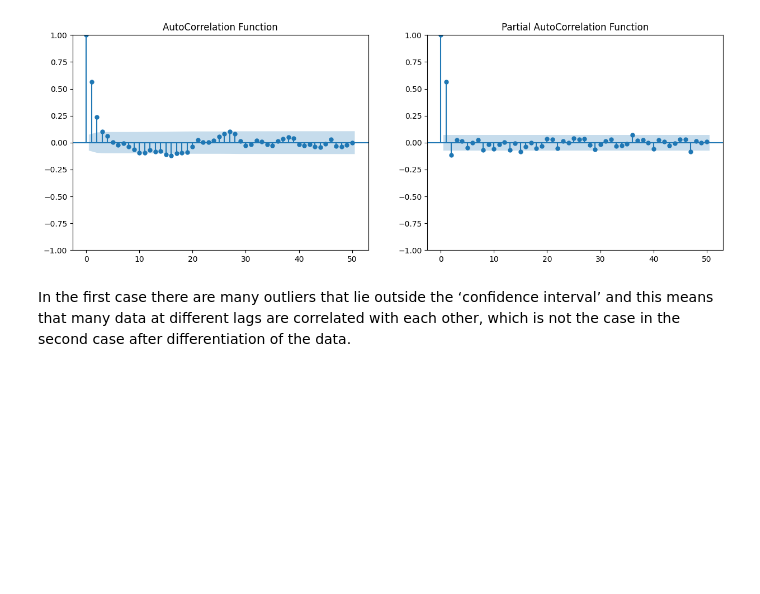
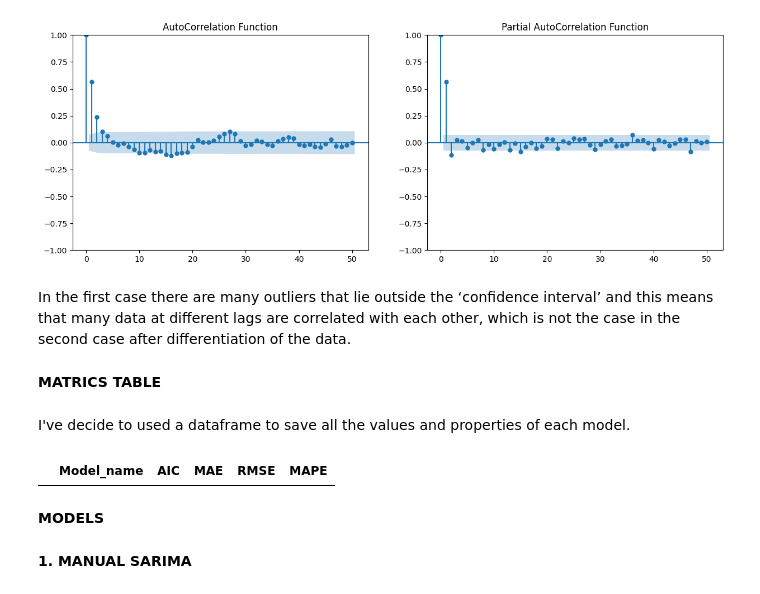
Before and after one commit to IsabellaPodavini/Statistical_Models, a Jupyter notebook: project.ipynb, the cells around one changed output. Saved outputs shown, nothing was run; the diff lists cells and outputs as text; code cells hidden in the pictures; blank space fills up the shorter version.

```diff
--- a/project.ipynb
+++ b/project.ipynb
@@ -375,3 +375,16 @@ plt.show()
 [figure]
 # %% [markdown]
 In the first case there are many outliers that lie outside the ‘confidence interval’ and this means that many data at different lags are correlated with each other, which is not the case in the second case after differentiation of the data.
+# %% [markdown]
+**MATRICS TABLE**
+# %% [markdown]
+I've decide to used a dataframe to save all the values and properties of each model.
+# %%
+metrics_df = pd.DataFrame(columns= ['Model_name', 'AIC', 'MAE', 'RMSE', 'MAPE'])
+display(metrics_df)
+# %% [output]
+|  | Model_name | AIC | MAE | RMSE | MAPE |
+# %% [markdown]
+**MODELS**
+# %% [markdown]
+**1. MANUAL SARIMA**
```
Also changed, not shown: parts of 4 cells of this notebook.
